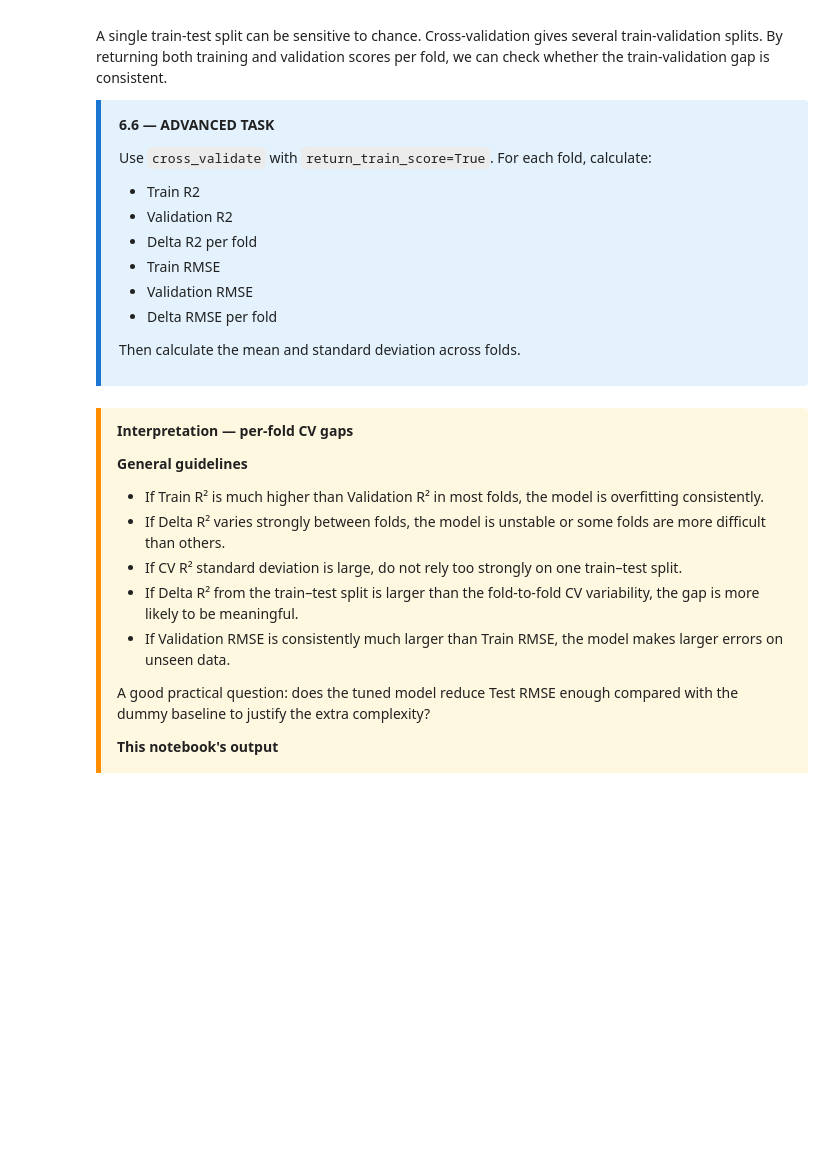
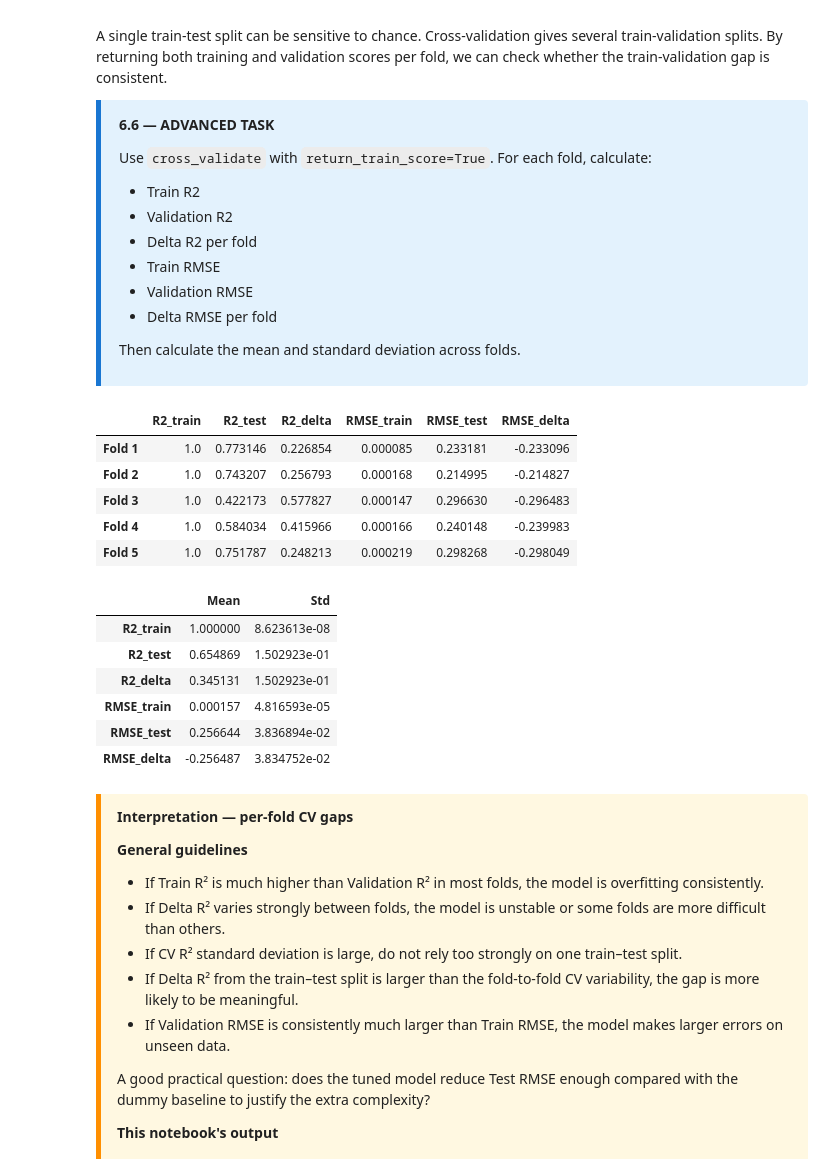
Before and after one commit to thomasvandaeleilvo/ai4as_pitfalls_in_machine_thomas, a Jupyter notebook: notebooks_code/class_01_exercise.ipynb, the cells around one changed output. Saved outputs shown, nothing was run; the diff lists cells and outputs as text; code cells hidden in the pictures; blank space fills up the shorter version.

```diff
--- a/notebooks_code/class_01_exercise.ipynb
+++ b/notebooks_code/class_01_exercise.ipynb
@@ -626,11 +646,44 @@ Then calculate the mean and standard deviation across folds.
 # %%
 # Add your code here
 
 # Hints:
 # - Use cross_validate with return_train_score=True
 # - Request R² and RMSE scorers (RMSE may be returned negative — flip the sign)
 # - One DataFrame row per fold with train/validation metrics and deltas
 # - Aggregate mean and std across folds
+cv_results = cross_validate(gbm_1, X_train, y_train, cv=5, scoring={'r2': 'r2', 'rmse': 'neg_root_mean_squared_error'}, return_train_score=True)
+
+cv_scores = pd.DataFrame(
+    {
+
+        'R2_train': cv_results['train_r2'],
+        'R2_test': cv_results['test_r2'],
+        'R2_delta': cv_results['train_r2'] - cv_results['test_r2'],
+        'RMSE_train': -cv_results['train_rmse'],
+        'RMSE_test': -cv_results['test_rmse'],
+        'RMSE_delta': -cv_results['train_rmse'] + cv_results['test_rmse'],
+    },
+    index=[f'Fold {i}' for i in range(1, 6)],
+)
+
+cv_summary = cv_scores.agg(['mean', 'std']).T.rename(columns={'mean': 'Mean', 'std': 'Std'})
+
+display(cv_scores)
+cv_summary
+# %% [output]
+|  | R2_train | R2_test | R2_delta | RMSE_train | RMSE_test | RMSE_delta |
+| Fold 1 | 1.0 | 0.773146 | 0.226854 | 0.000085 | 0.233181 | -0.233096 |
+| Fold 2 | 1.0 | 0.743207 | 0.256793 | 0.000168 | 0.214995 | -0.214827 |
+| Fold 3 | 1.0 | 0.422173 | 0.577827 | 0.000147 | 0.296630 | -0.296483 |
+| Fold 4 | 1.0 | 0.584034 | 0.415966 | 0.000166 | 0.240148 | -0.239983 |
+| Fold 5 | 1.0 | 0.751787 | 0.248213 | 0.000219 | 0.298268 | -0.298049 |
+|  | Mean | Std |
+| R2_train | 1.000000 | 8.623613e-08 |
+| R2_test | 0.654869 | 1.502923e-01 |
+| R2_delta | 0.345131 | 1.502923e-01 |
+| RMSE_train | 0.000157 | 4.816593e-05 |
+| RMSE_test | 0.256644 | 3.836894e-02 |
+| RMSE_delta | -0.256487 | 3.834752e-02 |
 # %% [markdown]
 <div style="background:#FFF8E1;border-left:5px solid #FF8F00;padding:12px 16px;margin:10px 0;border-radius:0 4px 4px 0;">
 
```
Also changed, not shown: parts of 4 cells of this notebook.
